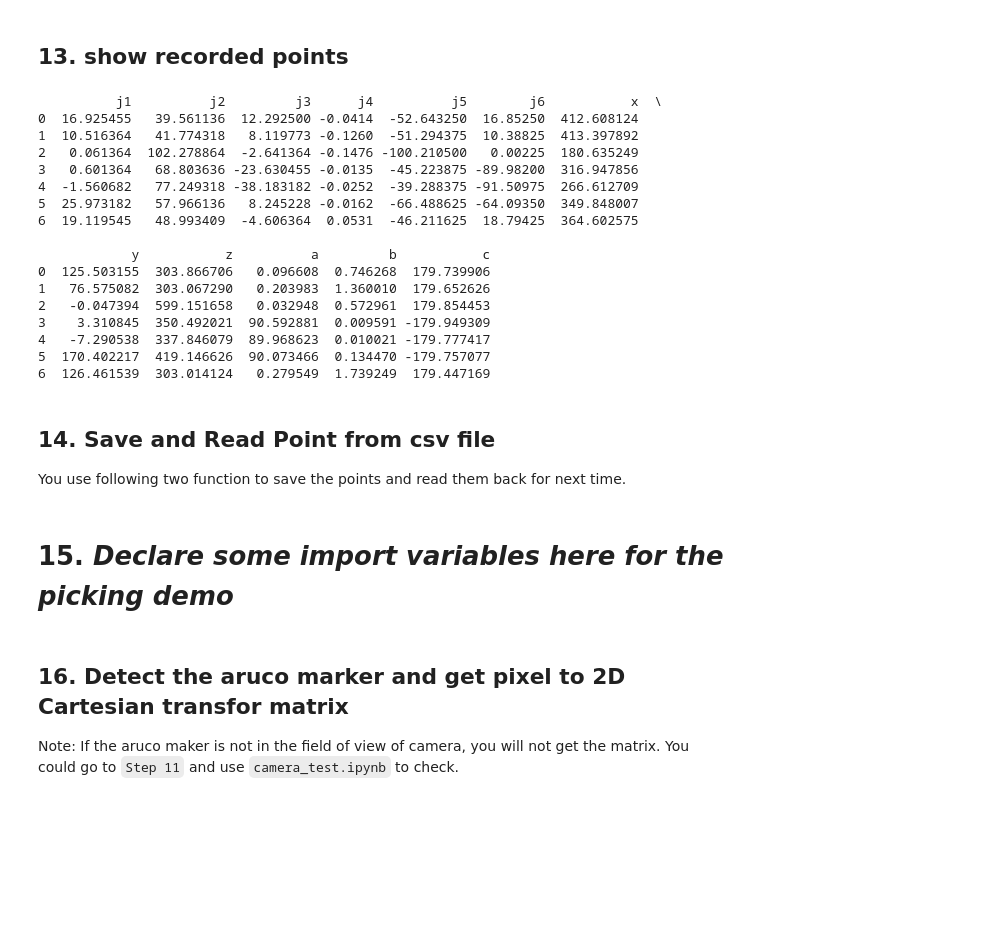
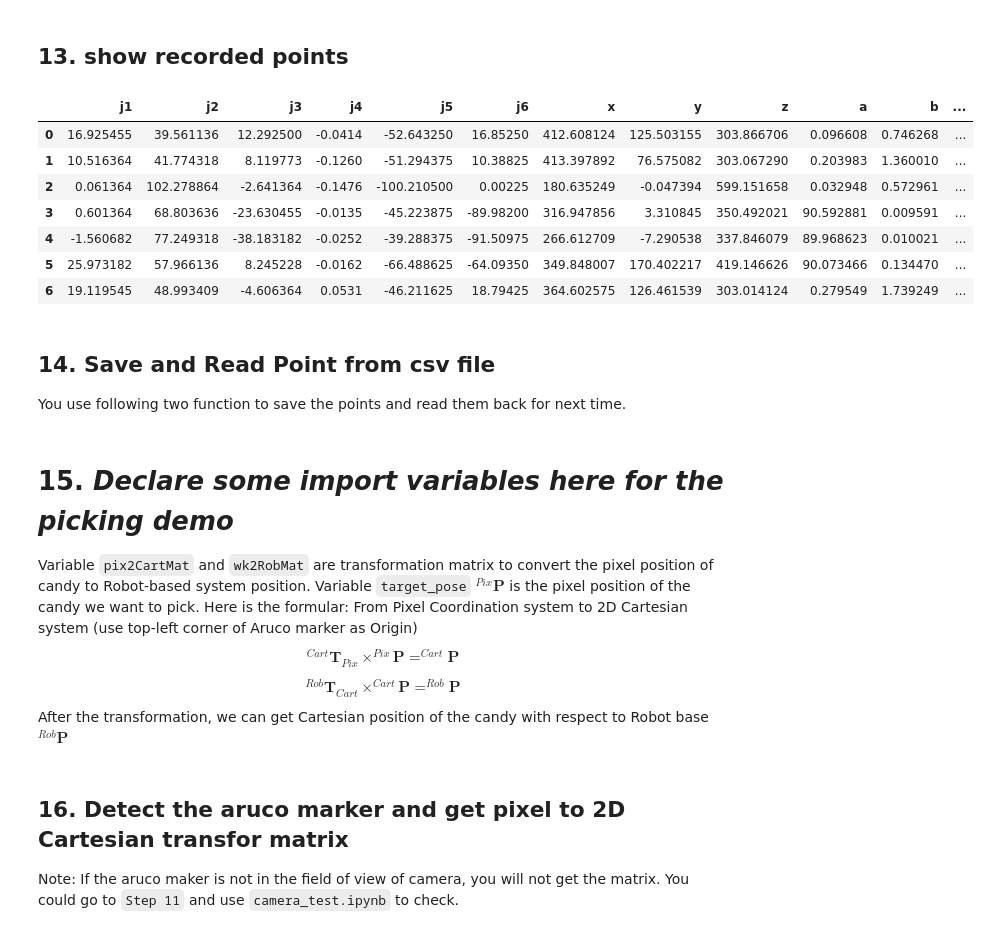
Before and after one commit to RobinCPC/minibot_candy_pick_demo, a Jupyter notebook: candy_pick_demo.ipynb, the cells around one changed output. Cells and saved outputs as stored; diff of their text form; code cells hidden in the pictures; blank space fills up the shorter version.

```diff
--- a/candy_pick_demo.ipynb
+++ b/candy_pick_demo.ipynb
@@ -287,26 +330,17 @@ nmc.movePTP(2)
 # %%
 df = pd.DataFrame(data=nmc.pnt_list,
                   columns=['j1','j2','j3','j4','j5','j6','x','y','z','a','b','c'])
-#df.to_csv("temp_pnt.csv")
-print df
+#print df
+display(HTML(df.to_html()))
 # %% [output]
-          j1          j2         j3      j4          j5        j6           x  \
-0  16.925455   39.561136  12.292500 -0.0414  -52.643250  16.85250  412.608124
-1  10.516364   41.774318   8.119773 -0.1260  -51.294375  10.38825  413.397892
-2   0.061364  102.278864  -2.641364 -0.1476 -100.210500   0.00225  180.635249
-3   0.601364   68.803636 -23.630455 -0.0135  -45.223875 -89.98200  316.947856
-4  -1.560682   77.249318 -38.183182 -0.0252  -39.288375 -91.50975  266.612709
-5  25.973182   57.966136   8.245228 -0.0162  -66.488625 -64.09350  349.848007
-6  19.119545   48.993409  -4.606364  0.0531  -46.211625  18.79425  364.602575
-
-            y           z          a         b           c
-0  125.503155  303.866706   0.096608  0.746268  179.739906
-1   76.575082  303.067290   0.203983  1.360010  179.652626
-2   -0.047394  599.151658   0.032948  0.572961  179.854453
-3    3.310845  350.492021  90.592881  0.009591 -179.949309
-4   -7.290538  337.846079  89.968623  0.010021 -179.777417
-5  170.402217  419.146626  90.073466  0.134470 -179.757077
-6  126.461539  303.014124   0.279549  1.739249  179.447169
+|  | j1 | j2 | j3 | j4 | j5 | j6 | x | y | z | a | b | ... |
+| 0 | 16.925455 | 39.561136 | 12.292500 | -0.0414 | -52.643250 | 16.85250 | 412.608124 | 125.503155 | 303.866706 | 0.096608 | 0.746268 | ... |
+| 1 | 10.516364 | 41.774318 | 8.119773 | -0.1260 | -51.294375 | 10.38825 | 413.397892 | 76.575082 | 303.067290 | 0.203983 | 1.360010 | ... |
+| 2 | 0.061364 | 102.278864 | -2.641364 | -0.1476 | -100.210500 | 0.00225 | 180.635249 | -0.047394 | 599.151658 | 0.032948 | 0.572961 | ... |
+| 3 | 0.601364 | 68.803636 | -23.630455 | -0.0135 | -45.223875 | -89.98200 | 316.947856 | 3.310845 | 350.492021 | 90.592881 | 0.009591 | ... |
+| 4 | -1.560682 | 77.249318 | -38.183182 | -0.0252 | -39.288375 | -91.50975 | 266.612709 | -7.290538 | 337.846079 | 89.968623 | 0.010021 | ... |
+| 5 | 25.973182 | 57.966136 | 8.245228 | -0.0162 | -66.488625 | -64.09350 | 349.848007 | 170.402217 | 419.146626 | 90.073466 | 0.134470 | ... |
+| 6 | 19.119545 | 48.993409 | -4.606364 | 0.0531 | -46.211625 | 18.79425 | 364.602575 | 126.461539 | 303.014124 | 0.279549 | 1.739249 | ... |
 # %% [markdown]
 ## 14. Save and Read Point from csv file
 You use following two function to save the points and read them back for next time.
@@ -316,8 +350,18 @@ You use following two function to save the points and read them back for next ti
 # %%
 nmc.pnt_list=[]
 nmc.readPoint('pick_pnt.csv')
-# %% [markdown]
-# 15. *Declare some import variables here for the picking demo*
+# %% [markdown]
+# 15. *Declare some import variables here for the picking demo*
+Variable `pix2CartMat` and `wk2RobMat` are transformation matrix to convert the pixel position of candy to Robot-based system position. Variable `target_pose` $^{Pix}\mathbf{P}$ is the pixel position of the candy we want to pick. Here is the formular:
+From Pixel Coordination system to 2D Cartesian system (use top-left corner of Aruco marker as Origin)
+$$
+^{Cart}\mathbf{T}_{Pix} \times ^{Pix}\mathbf{P}  =  ^{Cart}\mathbf{P}
+$$
+
+$$
+^{Rob}\mathbf{T}_{Cart} \times ^{Cart}\mathbf{P}  =  ^{Rob}\mathbf{P}
+$$
+After the transformation, we can get Cartesian position of the candy with respect to Robot base $^{Rob}\mathbf{P}$
 # %%
 pix2CartMat = []  # a matrix to transform candy pixel position to 2D Cartesian (work space) position
 wk2RobMat = []     # a mtrix to transform  work space to robot base posotion.
```
Also changed, not shown: parts of 17 cells of this notebook, 3 other files.
